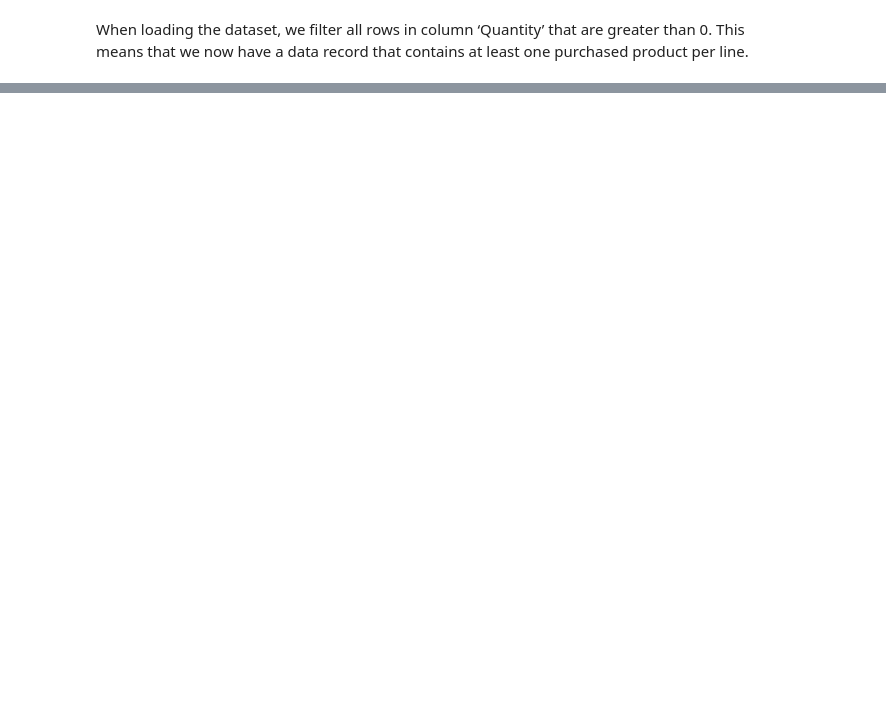
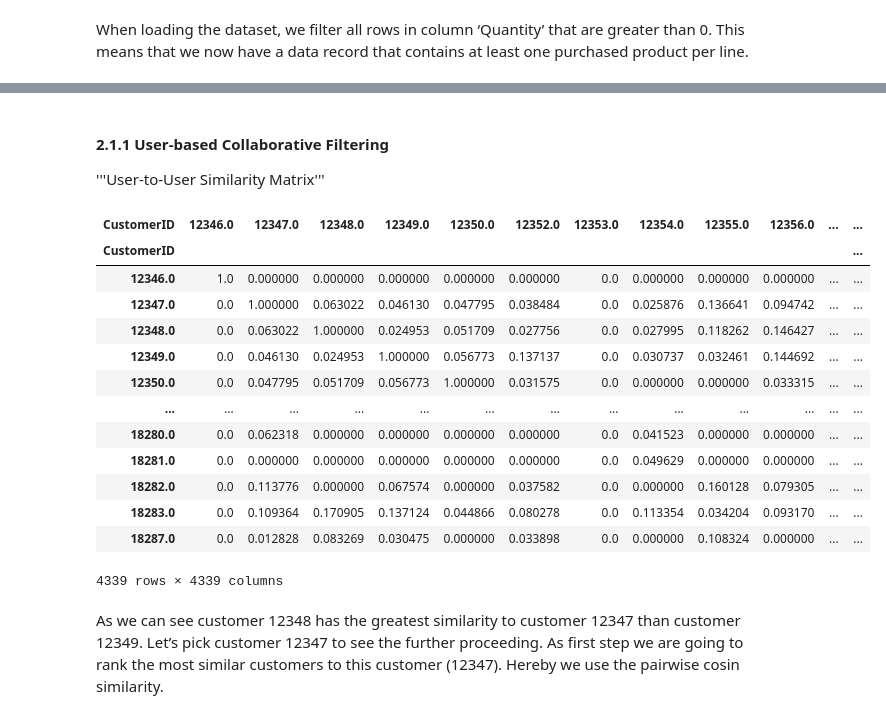
Before and after one commit to adiag321/Product-Analytics-and-Recommendation-System-for-Online-Retail, a Jupyter notebook: Product Recommendation.ipynb, the cells around one changed output, grey strips where cells are left out. Saved outputs shown, nothing was run; the diff lists cells and outputs as text; code cells hidden in the pictures; blank space fills up the shorter version.

```diff
--- a/Product Recommendation.ipynb
+++ b/Product Recommendation.ipynb
@@ -23,0 +87,27 @@ df.head()
+# %% [markdown]
+#### 2.1.1 User-based Collaborative Filtering
+
+'''User-to-User Similarity Matrix'''
+# %%
+user_user_sim_matrix = pd.DataFrame(cosine_similarity(customer_item_matrix))
+user_user_sim_matrix.columns = customer_item_matrix.index
+user_user_sim_matrix['CustomerID'] = customer_item_matrix.index
+user_user_sim_matrix = user_user_sim_matrix.set_index('CustomerID')
+user_user_sim_matrix
+# %% [output]
+| CustomerID | 12346.0 | 12347.0 | 12348.0 | 12349.0 | 12350.0 | 12352.0 | 12353.0 | 12354.0 | 12355.0 | 12356.0 | ... | ... |
+| CustomerID |  |  |  |  |  |  |  |  |  |  |  | ... |
+| 12346.0 | 1.0 | 0.000000 | 0.000000 | 0.000000 | 0.000000 | 0.000000 | 0.0 | 0.000000 | 0.000000 | 0.000000 | ... | ... |
+| 12347.0 | 0.0 | 1.000000 | 0.063022 | 0.046130 | 0.047795 | 0.038484 | 0.0 | 0.025876 | 0.136641 | 0.094742 | ... | ... |
+| 12348.0 | 0.0 | 0.063022 | 1.000000 | 0.024953 | 0.051709 | 0.027756 | 0.0 | 0.027995 | 0.118262 | 0.146427 | ... | ... |
+| 12349.0 | 0.0 | 0.046130 | 0.024953 | 1.000000 | 0.056773 | 0.137137 | 0.0 | 0.030737 | 0.032461 | 0.144692 | ... | ... |
+| 12350.0 | 0.0 | 0.047795 | 0.051709 | 0.056773 | 1.000000 | 0.031575 | 0.0 | 0.000000 | 0.000000 | 0.033315 | ... | ... |
+| ... | ... | ... | ... | ... | ... | ... | ... | ... | ... | ... | ... | ... |
+| 18280.0 | 0.0 | 0.062318 | 0.000000 | 0.000000 | 0.000000 | 0.000000 | 0.0 | 0.041523 | 0.000000 | 0.000000 | ... | ... |
+| 18281.0 | 0.0 | 0.000000 | 0.000000 | 0.000000 | 0.000000 | 0.000000 | 0.0 | 0.049629 | 0.000000 | 0.000000 | ... | ... |
+| 18282.0 | 0.0 | 0.113776 | 0.000000 | 0.067574 | 0.000000 | 0.037582 | 0.0 | 0.000000 | 0.160128 | 0.079305 | ... | ... |
+| 18283.0 | 0.0 | 0.109364 | 0.170905 | 0.137124 | 0.044866 | 0.080278 | 0.0 | 0.113354 | 0.034204 | 0.093170 | ... | ... |
+| 18287.0 | 0.0 | 0.012828 | 0.083269 | 0.030475 | 0.000000 | 0.033898 | 0.0 | 0.000000 | 0.108324 | 0.000000 | ... | ... |
+4339 rows × 4339 columns
+# %% [markdown]
+As we can see customer 12348 has the greatest similarity to customer 12347 than customer 12349. Let’s pick customer 12347 to see the further proceeding. As first step we are going to rank the most similar customers to this customer (12347). Hereby we use the pairwise cosin similarity.
```
Also changed, not shown: parts of 23 cells of this notebook.
